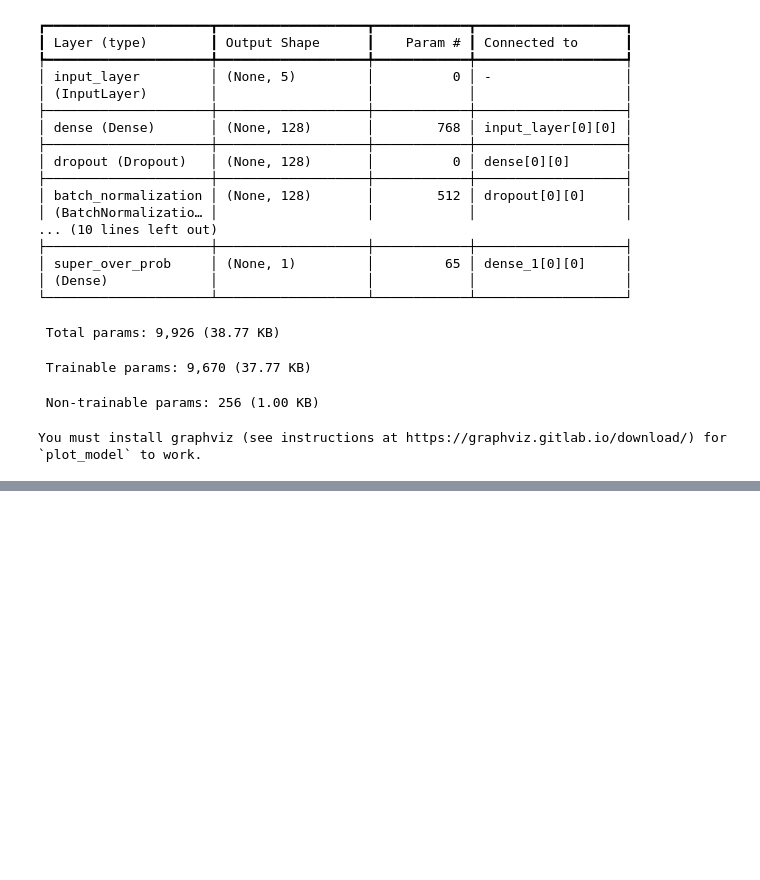
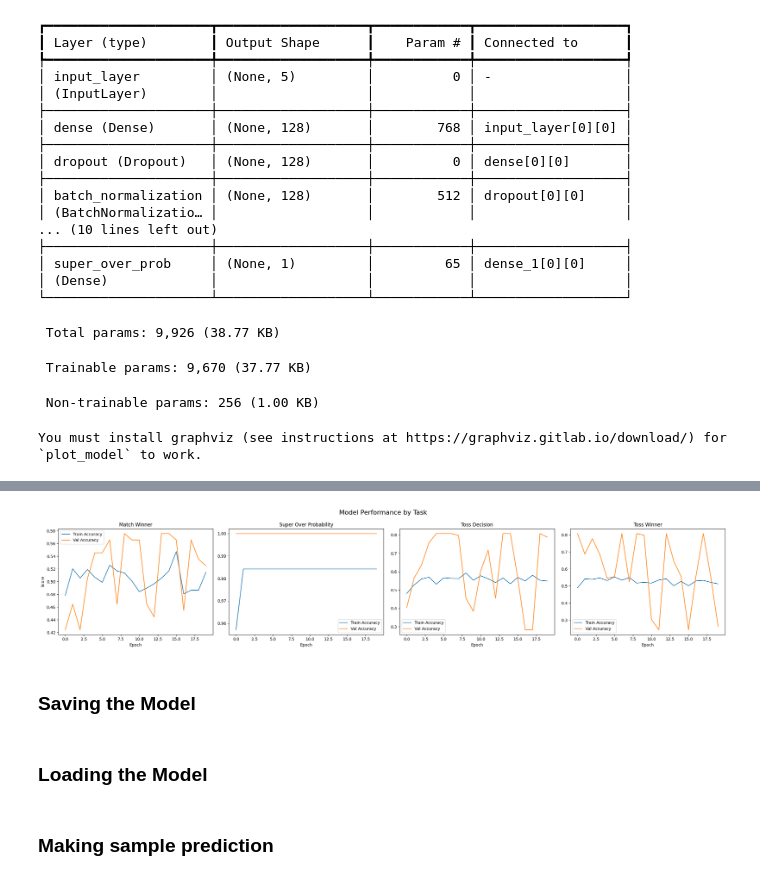
Before and after one commit to rahul5r/IPL-Toss-Match-Prediction, a Jupyter notebook: prediction.ipynb, the cells around one changed output, grey strips where cells are left out. Cells and saved outputs as stored; diff of their text form; code cells hidden in the pictures; blank space fills up the shorter version.

```diff
--- a/prediction.ipynb
+++ b/prediction.ipynb
@@ -197,0 +202,42 @@ Epoch 20/20
+# %%
+import matplotlib.pyplot as plt
+
+fig, axs = plt.subplots(1, 4, figsize=(24, 5))
+fig.suptitle('Model Performance by Task', fontsize=16)
+
+# 1. Match Winner
+axs[0].plot(history.history['match_winner_accuracy'], label='Train Accuracy')
+axs[0].plot(history.history['val_match_winner_accuracy'], label='Val Accuracy')
+axs[0].set_title('Match Winner')
+axs[0].set_xlabel('Epoch')
+axs[0].set_ylabel('Score')
+axs[0].legend()
+
+# 2. Super Over Probability
+axs[1].plot(history.history['super_over_prob_accuracy'], label='Train Accuracy')
+axs[1].plot(history.history['val_super_over_prob_accuracy'], label='Val Accuracy')
+axs[1].set_title('Super Over Probability')
+axs[1].set_xlabel('Epoch')
+axs[1].legend()
+
+# 3. Toss Decision
+axs[2].plot(history.history['toss_decision_accuracy'], label='Train Accuracy')
+axs[2].plot(history.history['val_toss_decision_accuracy'], label='Val Accuracy')
+axs[2].set_title('Toss Decision')
+axs[2].set_xlabel('Epoch')
+axs[2].legend()
+
+# 4. Toss Winner
+axs[3].plot(history.history['toss_winner_accuracy'], label='Train Accuracy')
+axs[3].plot(history.history['val_toss_winner_accuracy'], label='Val Accuracy')
+axs[3].set_title('Toss Winner')
+axs[3].set_xlabel('Epoch')
+axs[3].legend()
+
+plt.tight_layout()
+plt.subplots_adjust(top=0.85)
+plt.show()
+# %% [output]
+[figure, added]
+# %% [markdown]
+### **Saving the Model**
@@ -197,0 +259,2 @@ Epoch 20/20
+# %% [markdown]
+### **Loading the Model**
@@ -197,0 +275,2 @@ Epoch 20/20
+# %% [markdown]
+### **Making sample prediction**
```
Also changed, not shown: parts of 5 cells of this notebook, 2 other files.
